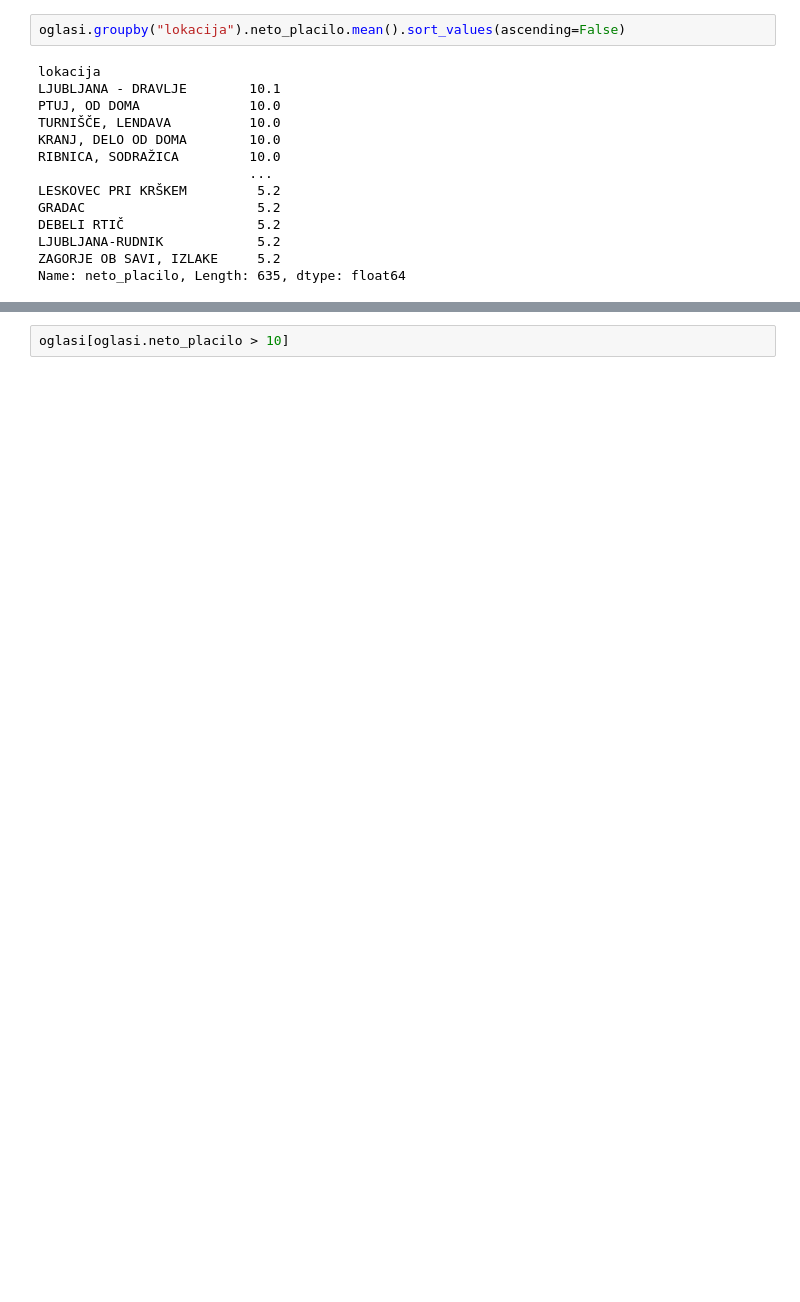
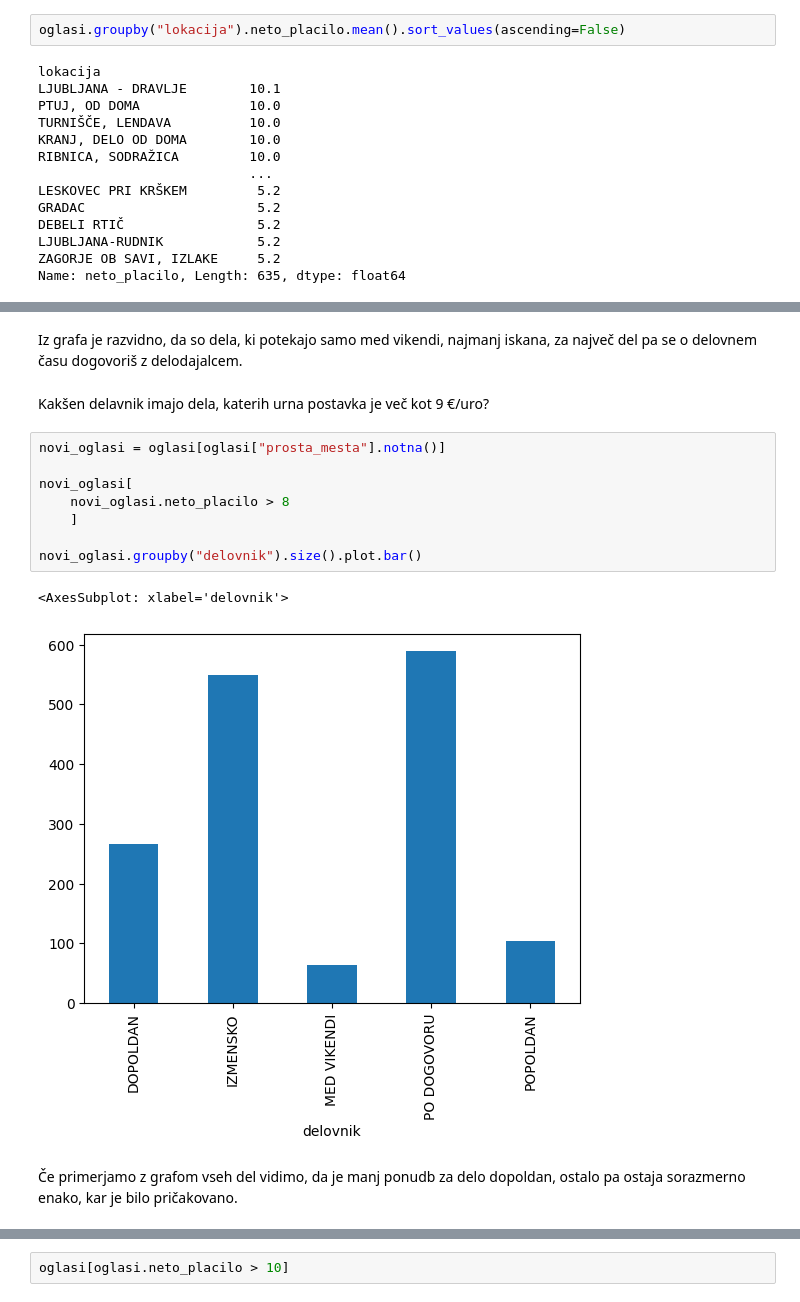
Before and after one commit to miaaren/projektna-naloga-UVP, a Jupyter notebook: obdelava.ipynb, the cells around one changed output, grey strips where cells are left out. Cells and saved outputs as stored; diff of their text form; blank space fills up the shorter version.

```diff
--- a/obdelava.ipynb
+++ b/obdelava.ipynb
@@ -153,0 +162,17 @@ Name: neto_placilo, Length: 3000, dtype: bool
+# %% [markdown]
+Iz grafa je razvidno, da so dela, ki potekajo samo med vikendi, najmanj iskana, za največ del pa se o delovnem času dogovoriš z delodajalcem.
+# %% [markdown]
+Kakšen delavnik imajo dela, katerih urna postavka je več kot 9 €/uro?
+# %%
+novi_oglasi = oglasi[oglasi["prosta_mesta"].notna()]
+
+novi_oglasi[
+    novi_oglasi.neto_placilo > 8
+    ]
+
+novi_oglasi.groupby("delovnik").size().plot.bar()
+# %% [output]
+<AxesSubplot: xlabel='delovnik'>
+[figure, added]
+# %% [markdown]
+Če primerjamo z grafom vseh del vidimo, da je manj ponudb za delo dopoldan, ostalo pa ostaja sorazmerno enako, kar je bilo pričakovano.
```
Also changed, not shown: parts of 12 cells of this notebook.
